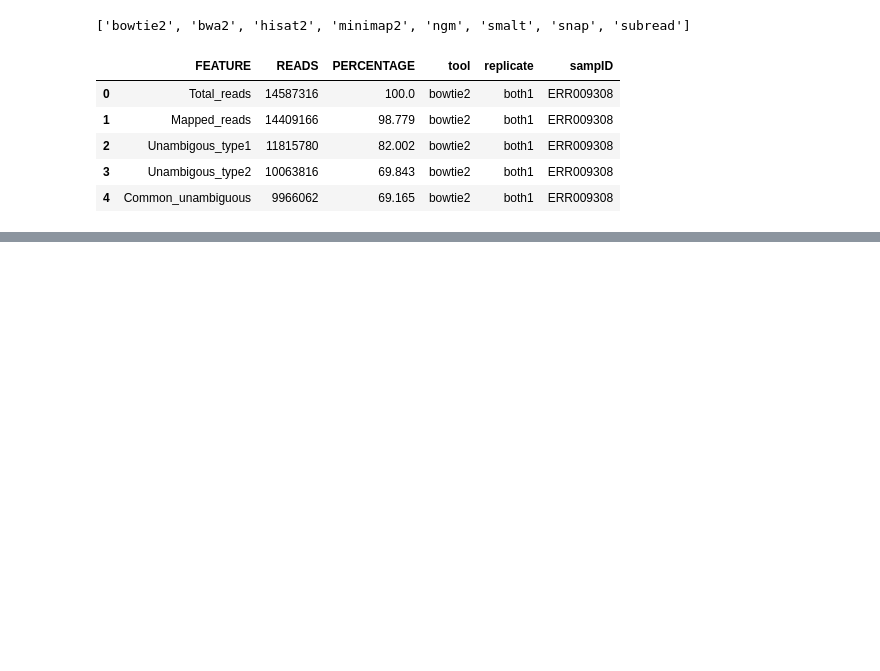
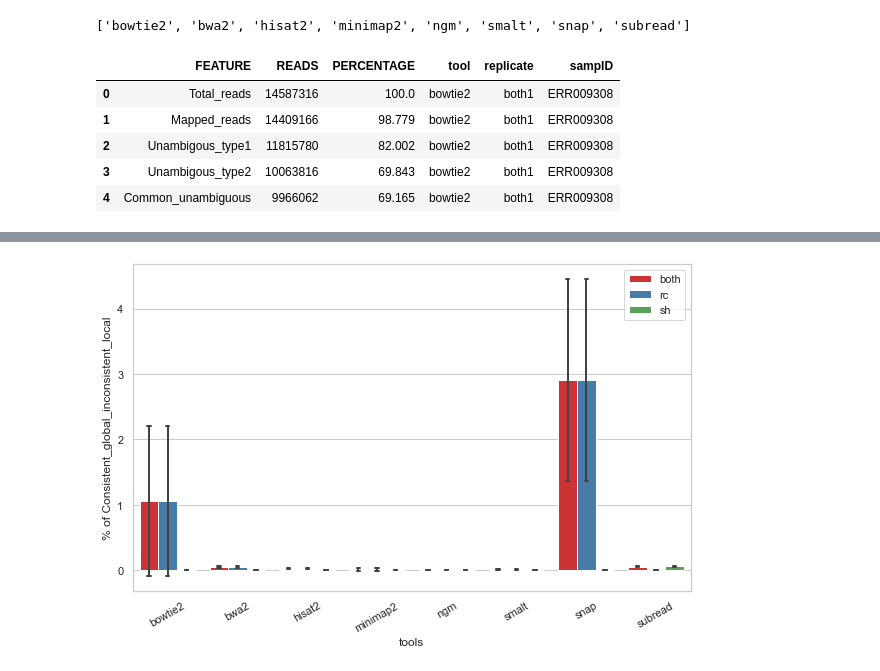
Before and after one commit to cbg-ethz/GenoRepro, a Jupyter notebook: notebooks/reproducibility_assessment.ipynb, the cells around one changed output, grey strips where cells are left out. Saved outputs shown, nothing was run; the diff lists cells and outputs as text; code cells hidden in the pictures; blank space fills up the shorter version.

```diff
--- a/notebooks/reproducibility_assessment.ipynb
+++ b/notebooks/reproducibility_assessment.ipynb
@@ -156,0 +133,5 @@ plt.show()
+# %%
+plot_bar_err(avg_df, 'Consistent_global_inconsistent_local',
+             'repType', '% of Consistent_global_inconsistent_local', False)
+# %% [output]
+[figure, added]
```
Also changed, not shown: parts of 21 cells of this notebook.
